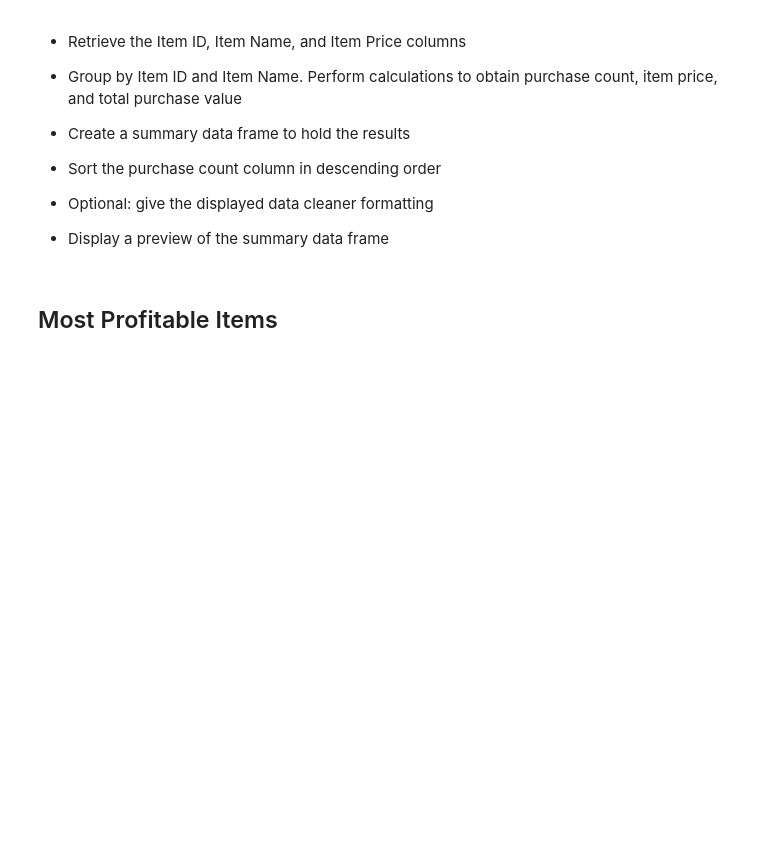
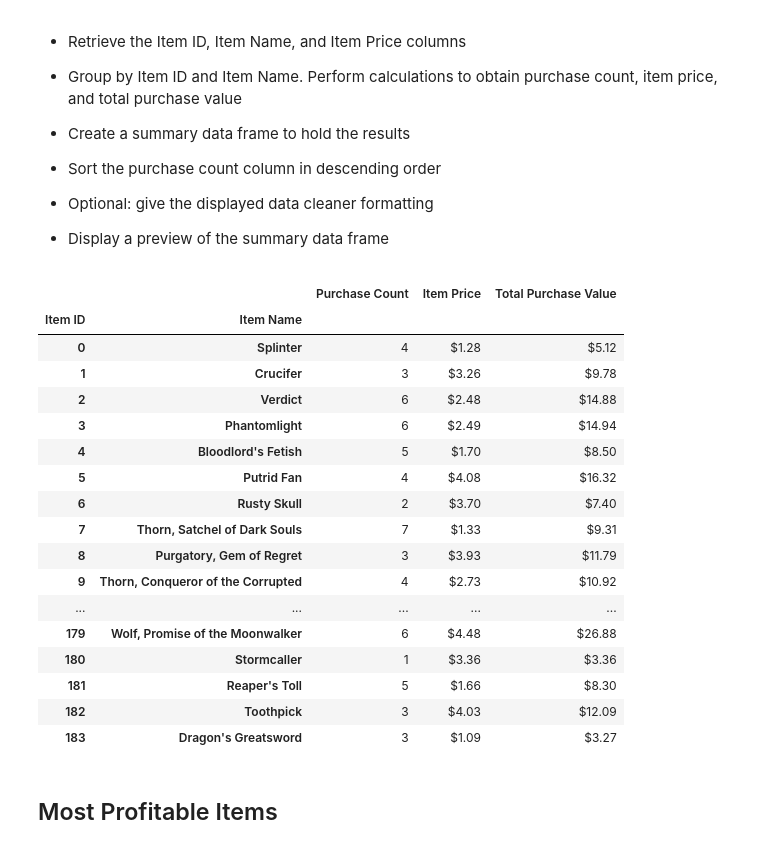
Before and after one commit to TVanEyck/Pandas-challenge, a Jupyter notebook: HeroesOfPymoli/HeroesOfPymoli_starter.ipynb, the cells around one changed output. Drawn from its saved outputs; the diff is of its cells as text; code cells hidden in the pictures; blank space fills up the shorter version.

```diff
--- a/HeroesOfPymoli/HeroesOfPymoli_starter.ipynb
+++ b/HeroesOfPymoli/HeroesOfPymoli_starter.ipynb
@@ -370,6 +360,51 @@ print (TopPurch)
 
 
 * Display a preview of the summary data frame
+# %%
+# purchase_data_pd contains the correct info
+# ----PopData_pd is all the data I need including the purchasers with multiple items---
+PopData_pd = purchase_data_pd.loc[:,['Item ID', 'Item Name', 'Price']]
+
+# ---------- Use the group by to rollup the appropriate aggregations ----
+GrpPopDataCnt = PopData_pd.groupby(['Item ID', 'Item Name']).count()['Price']
+GrpPopDataTot = PopData_pd.groupby(['Item ID', 'Item Name']).sum()['Price']
+
+# ----PopData_pd is all the data I need by Item/Name ---
+GrpPopDataPrc = PopData_pd.drop_duplicates(subset=['Item ID', 'Item Name'])
+PopDataPrc = GrpPopDataPrc.set_index(['Item ID', 'Item Name'])
+# ----chg DataFrame to Series
+GrpPopDataP = pd.Series(PopDataPrc['Price'], index=PopDataPrc.index)
+
+# ---------- Pack the calculated value series into a dataframe and give them the correct labels----
+PopPurch_pd = pd.DataFrame({
+                            'Purchase Count': GrpPopDataCnt,
+                            'Item Price': GrpPopDataP,
+                            'Total Purchase Value': GrpPopDataTot
+                            })
+
+# ------------------------display in formated style for readability -----
+PopPurch_pd.style.format({'Item Price': "${:.2f}",
+                          'Total Purchase Value': "${:.2f}"
+                        })
+# %% [output]
+|  |  | Purchase Count | Item Price | Total Purchase Value |
+| Item ID | Item Name |  |  |  |
+| 0 | Splinter | 4 | $1.28 | $5.12 |
+| 1 | Crucifer | 3 | $3.26 | $9.78 |
+| 2 | Verdict | 6 | $2.48 | $14.88 |
+| 3 | Phantomlight | 6 | $2.49 | $14.94 |
+| 4 | Bloodlord's Fetish | 5 | $1.70 | $8.50 |
+| 5 | Putrid Fan | 4 | $4.08 | $16.32 |
+| 6 | Rusty Skull | 2 | $3.70 | $7.40 |
+| 7 | Thorn, Satchel of Dark Souls | 7 | $1.33 | $9.31 |
+| 8 | Purgatory, Gem of Regret | 3 | $3.93 | $11.79 |
+| 9 | Thorn, Conqueror of the Corrupted | 4 | $2.73 | $10.92 |
+| ... | ... | ... | ... | ... |
+| 179 | Wolf, Promise of the Moonwalker | 6 | $4.48 | $26.88 |
+| 180 | Stormcaller | 1 | $3.36 | $3.36 |
+| 181 | Reaper's Toll | 5 | $1.66 | $8.30 |
+| 182 | Toothpick | 3 | $4.03 | $12.09 |
+| 183 | Dragon's Greatsword | 3 | $1.09 | $3.27 |
 # %% [markdown]
 ## Most Profitable Items
 # %% [markdown]
```
Also changed, not shown: parts of 7 cells of this notebook.
